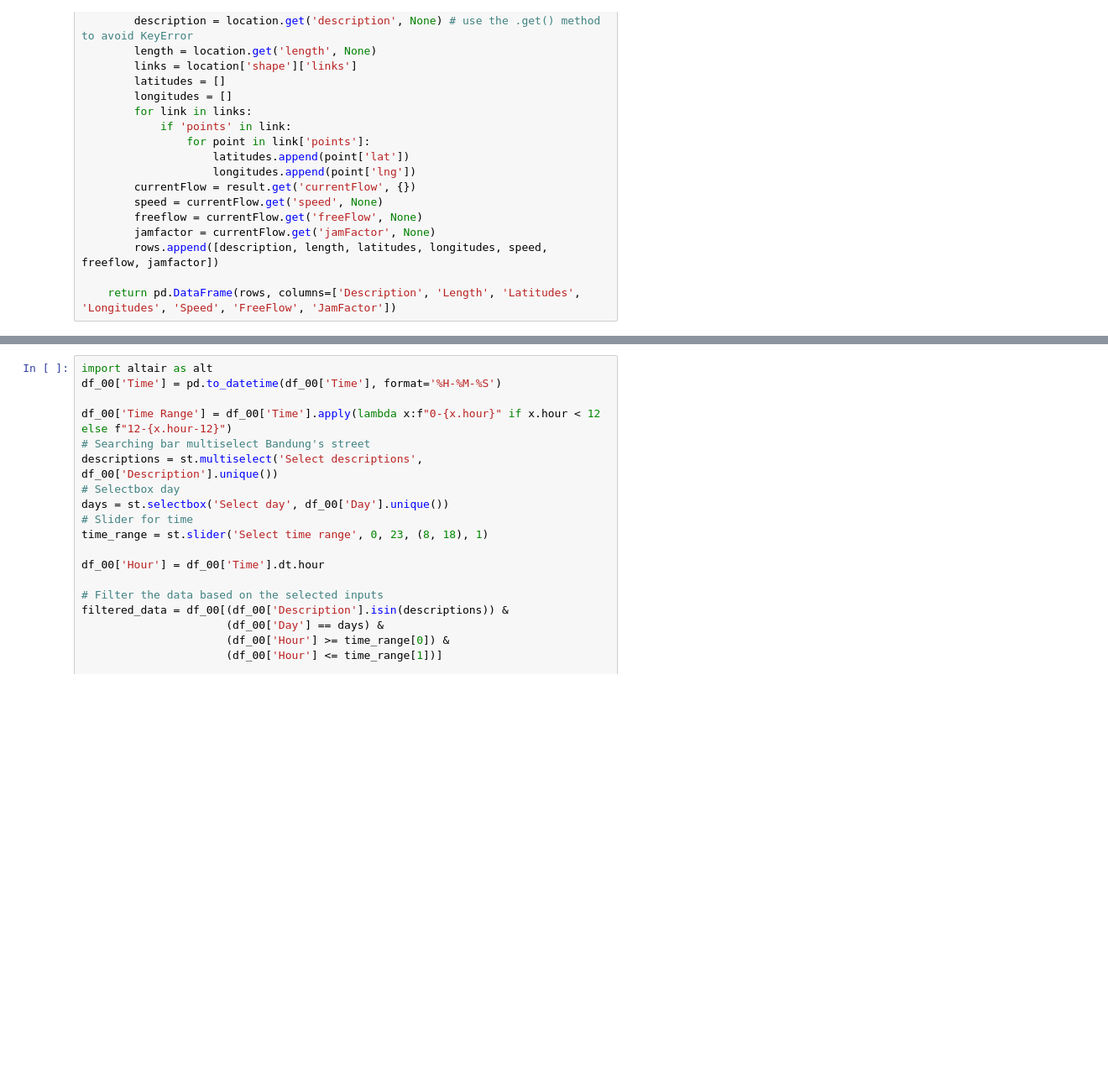
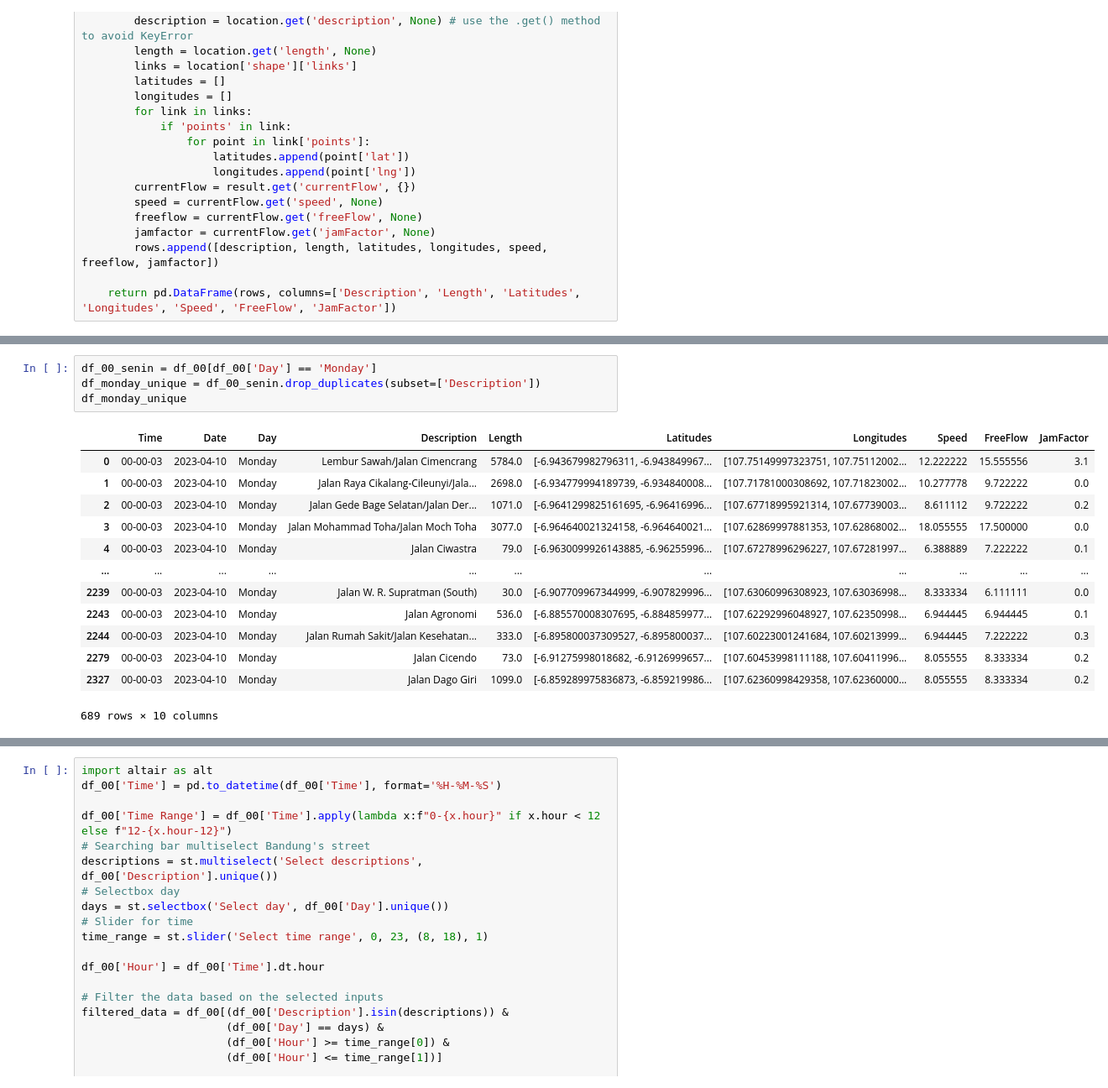
Before and after one commit to ditarnnt/Bandung-Traffic, a Jupyter notebook: streamlit.ipynb, the cells around one changed output, grey strips where cells are left out. Shown: that part at 84% size. Drawn from its saved outputs; the diff is of its cells as text; blank space fills up the shorter version.

```diff
--- a/streamlit.ipynb
+++ b/streamlit.ipynb
@@ -219,0 +369,18 @@ df_00.to_csv('traffic_bandung_00.csv', index=False)
+# %%
+df_00_senin = df_00[df_00['Day'] == 'Monday']
+df_monday_unique = df_00_senin.drop_duplicates(subset=['Description'])
+df_monday_unique
+# %% [output]
+|  | Time | Date | Day | Description | Length | Latitudes | Longitudes | Speed | FreeFlow | JamFactor |
+| 0 | 00-00-03 | 2023-04-10 | Monday | Lembur Sawah/Jalan Cimencrang | 5784.0 | [-6.943679982796311, -6.943849967... | [107.75149997323751, 107.75112002... | 12.222222 | 15.555556 | 3.1 |
+| 1 | 00-00-03 | 2023-04-10 | Monday | Jalan Raya Cikalang-Cileunyi/Jala... | 2698.0 | [-6.934779994189739, -6.934840008... | [107.71781000308692, 107.71823002... | 10.277778 | 9.722222 | 0.0 |
+| 2 | 00-00-03 | 2023-04-10 | Monday | Jalan Gede Bage Selatan/Jalan Der... | 1071.0 | [-6.9641299825161695, -6.96416996... | [107.67718995921314, 107.67739003... | 8.611112 | 9.722222 | 0.2 |
+| 3 | 00-00-03 | 2023-04-10 | Monday | Jalan Mohammad Toha/Jalan Moch Toha | 3077.0 | [-6.964640021324158, -6.964640021... | [107.62869997881353, 107.62868002... | 18.055555 | 17.500000 | 0.0 |
+| 4 | 00-00-03 | 2023-04-10 | Monday | Jalan Ciwastra | 79.0 | [-6.9630099926143885, -6.96255996... | [107.67278996296227, 107.67281997... | 6.388889 | 7.222222 | 0.1 |
+| ... | ... | ... | ... | ... | ... | ... | ... | ... | ... | ... |
+| 2239 | 00-00-03 | 2023-04-10 | Monday | Jalan W. R. Supratman (South) | 30.0 | [-6.907709967344999, -6.907829996... | [107.63060996308923, 107.63036998... | 8.333334 | 6.111111 | 0.0 |
+| 2243 | 00-00-03 | 2023-04-10 | Monday | Jalan Agronomi | 536.0 | [-6.885570008307695, -6.884859977... | [107.62292996048927, 107.62350998... | 6.944445 | 6.944445 | 0.1 |
+| 2244 | 00-00-03 | 2023-04-10 | Monday | Jalan Rumah Sakit/Jalan Kesehatan... | 333.0 | [-6.895800037309527, -6.895800037... | [107.60223001241684, 107.60213999... | 6.944445 | 7.222222 | 0.3 |
+| 2279 | 00-00-03 | 2023-04-10 | Monday | Jalan Cicendo | 73.0 | [-6.91275998018682, -6.9126999657... | [107.60453998111188, 107.60411996... | 8.055555 | 8.333334 | 0.2 |
+| 2327 | 00-00-03 | 2023-04-10 | Monday | Jalan Dago Giri | 1099.0 | [-6.859289975836873, -6.859219986... | [107.62360998429358, 107.62360000... | 8.055555 | 8.333334 | 0.2 |
+689 rows × 10 columns
```
Also changed, not shown: parts of 40 cells of this notebook.
